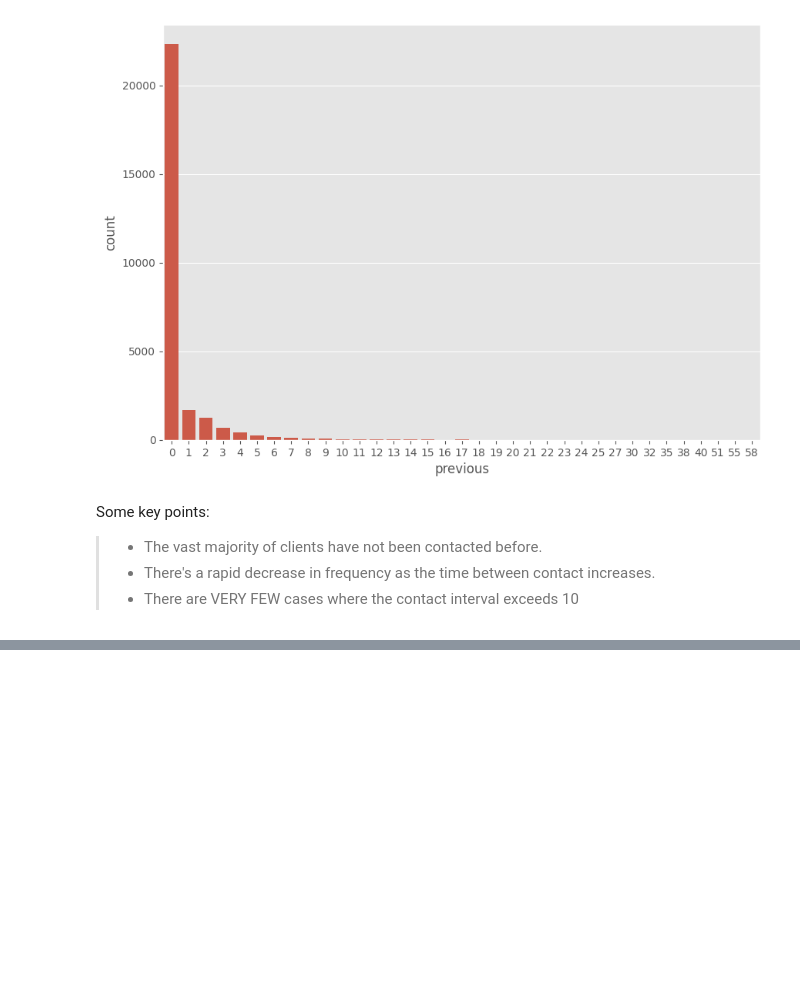
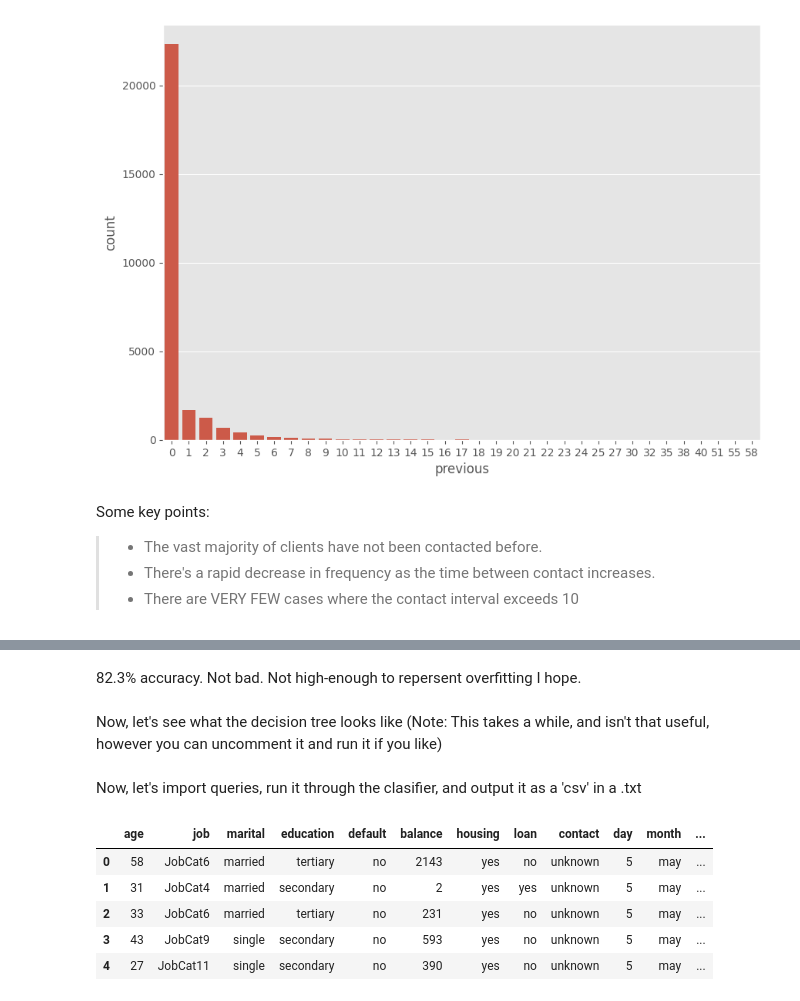
Before and after one commit to 1Solon/ml-final-assignment, a Jupyter notebook: src/C19349793.ipynb, the cells around one changed output, grey strips where cells are left out. Drawn from its saved outputs; the diff is of its cells as text; code cells hidden in the pictures; blank space fills up the shorter version.

```diff
--- a/src/C19349793.ipynb
+++ b/src/C19349793.ipynb
@@ -216,0 +236,3 @@ Some key points:
+# %%
+X = df.drop('is_client', axis=1)
+y = df['is_client']
@@ -216,0 +283,4 @@ Some key points:
+# %% [markdown]
+82.3% accuracy. Not bad. Not high-enough to repersent overfitting I hope.
+# %% [markdown]
+Now, let's see what the decision tree looks like (Note: This takes a while, and isn't that useful, however you can uncomment it and run it if you like)
@@ -216,0 +291,26 @@ Some key points:
+# %% [markdown]
+Now, let's import queries, run it through the clasifier, and output it as a 'csv' in a .txt
+# %%
+queries = pd.read_csv('../data/queries.txt')
+
+# Rename the column like it is in training, and remove it
+queries.rename(columns={'y': 'is_client'}, inplace=True)
+queries.drop('is_client', axis=1, inplace=True)
+
+# Encode the values
+queries_encoded = pd.get_dummies(queries)
+
+# Run the classifier
+y_pred = classifier.predict(queries_encoded)
+
+# Print the results
+results = queries.copy()
+results['y'] = y_pred
+results.head()
+# %% [output]
+|  | age | job | marital | education | default | balance | housing | loan | contact | day | month | ... |
+| 0 | 58 | JobCat6 | married | tertiary | no | 2143 | yes | no | unknown | 5 | may | ... |
+| 1 | 31 | JobCat4 | married | secondary | no | 2 | yes | yes | unknown | 5 | may | ... |
+| 2 | 33 | JobCat6 | married | tertiary | no | 231 | yes | no | unknown | 5 | may | ... |
+| 3 | 43 | JobCat9 | single | secondary | no | 593 | yes | no | unknown | 5 | may | ... |
+| 4 | 27 | JobCat11 | single | secondary | no | 390 | yes | no | unknown | 5 | may | ... |
```
Also changed, not shown: parts of 22 cells of this notebook.
